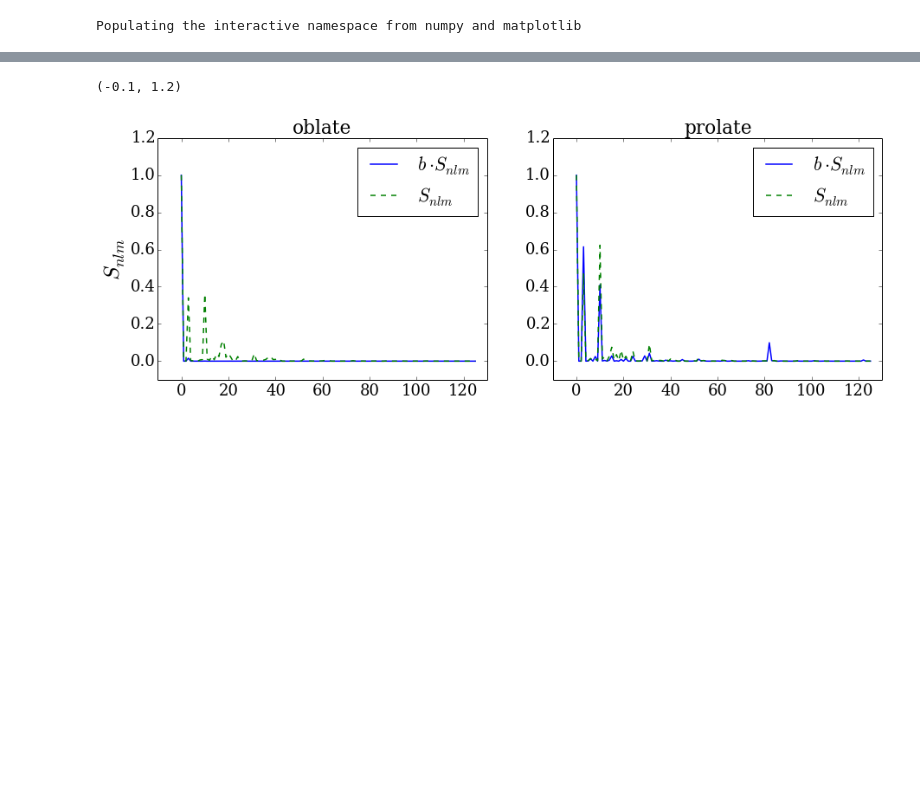
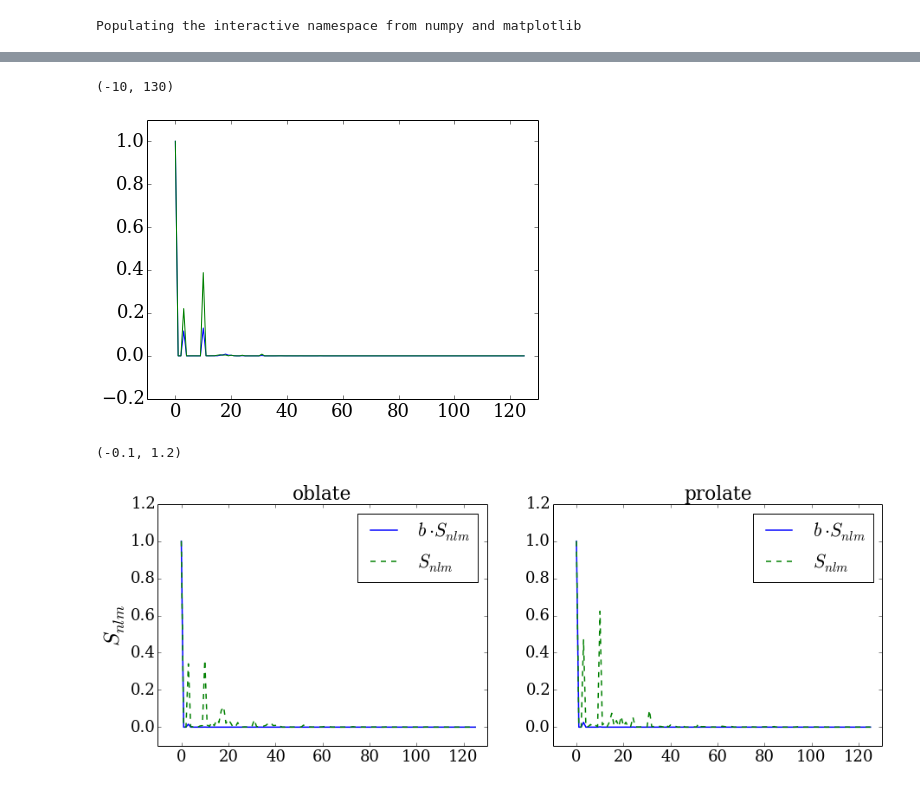
Before and after one commit to jngaravitoc/BFE-c, a Jupyter notebook: PCA/PCA_triaxial_halos.ipynb, the cells around one changed output, grey strips where cells are left out. Cells and saved outputs as stored; diff of their text form; code cells hidden in the pictures; blank space fills up the shorter version.

```diff
--- a/PCA/PCA_triaxial_halos.ipynb
+++ b/PCA/PCA_triaxial_halos.ipynb
@@ -66 +97,10 @@ var_pr = variance(cov_matrix_pr)
+# %%
+figsize(7,5)
+plot(np.abs(var_ob_S)/np.max(np.abs(var_ob_S)))
+plot(np.abs(var_pr_S)/np.max(np.abs(var_pr_S)))
+ylim(-0.2, 1.1)
+xlim(-10, 130)
+# %% [output]
+(-10, 130)
+[figure, added]
 # %%
@@ -72,7 +112,7 @@ figure(figsize=(15, 5))
 subplot(1, 2, 1)
 title('oblate')
 plot(np.abs(b_ob*Soblate_c)/np.max(np.abs(b_ob*Soblate_c)), lw=1.5, label='$b\cdot S_{nlm}$')
-plot(np.abs(Soblate_c)/np.max(Soblate_c), ls='--', lw=1.5, label='$S_{nlm}$')
+plot(np.abs(Soblate_c)/np.max(np.abs(Soblate_c)), ls='--', lw=1.5, label='$S_{nlm}$')
 xlim(-10, 130)
 ylim(-0.1, 1.2)
 ylabel('$S_{nlm}$', fontsize=25)
@@ -82,13 +122,13 @@ legend()
 subplot(1, 2, 2)
 title('prolate')
 plot(np.abs(b_pr*Sprolate_c)/np.max(np.abs(b_pr*Sprolate_c)), lw=1.5, label='$b\cdot S_{nlm}$')
-plot(np.abs(Sprolate_c)/np.abs(np.max(Sprolate_c)), ls='--', lw=1.5, label='$S_{nlm}$')
+plot(np.abs(Sprolate_c)/np.max(np.abs(Sprolate_c)), ls='--', lw=1.5, label='$S_{nlm}$')
 legend()
 xlim(-10, 130)
 ylim(-0.1, 1.2)
 # %% [output]
 (-0.1, 1.2)
-[figure, old version]
+[figure, new version]
 # %%
 o_m_pr, eigval_pr, T_pr = outter_matrix(Sprolate_c)
 o_m_ob, eigval_ob, T_ob = outter_matrix(Soblate_c)
```
Also changed, not shown: parts of 15 cells of this notebook.
